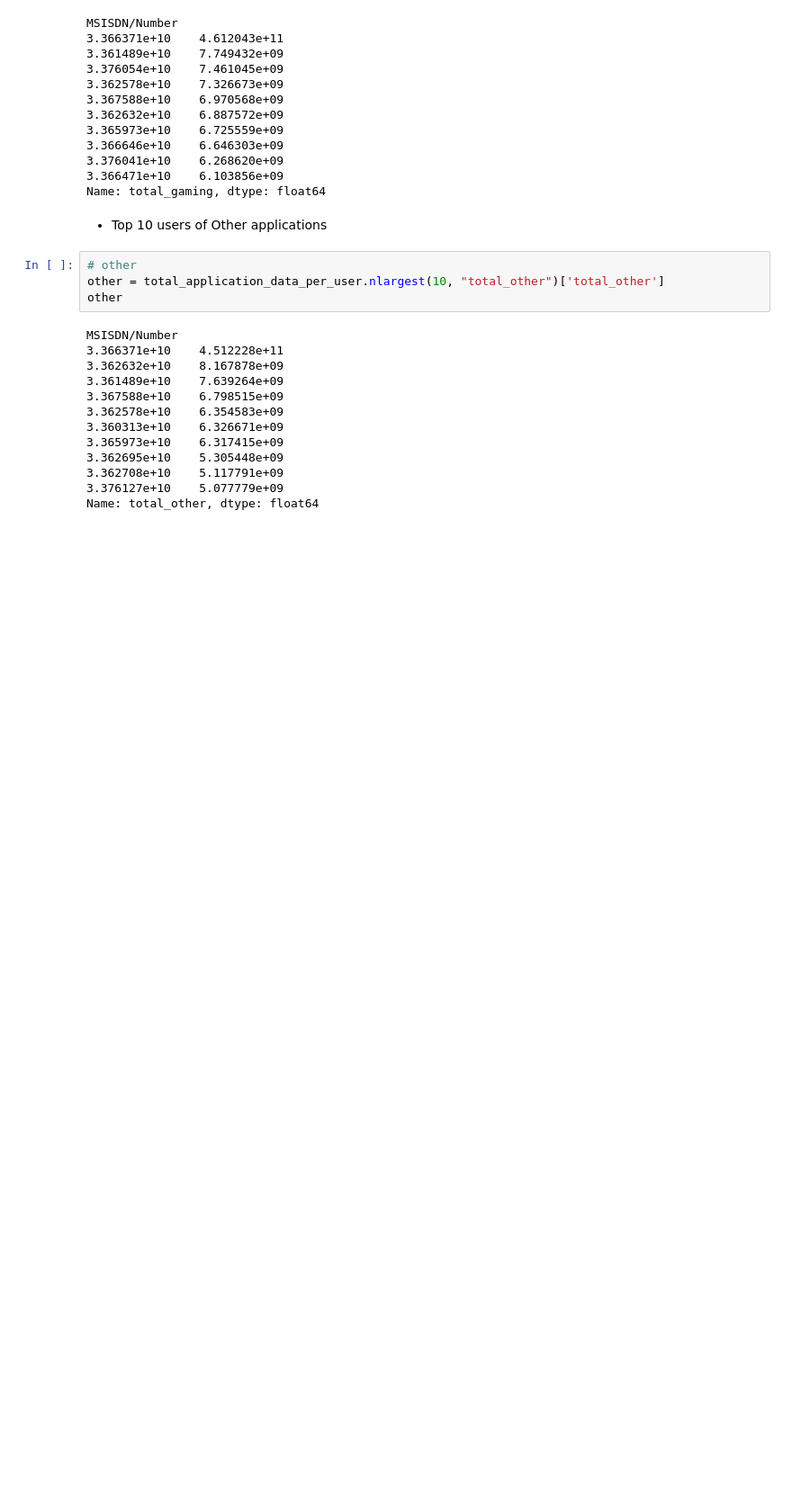
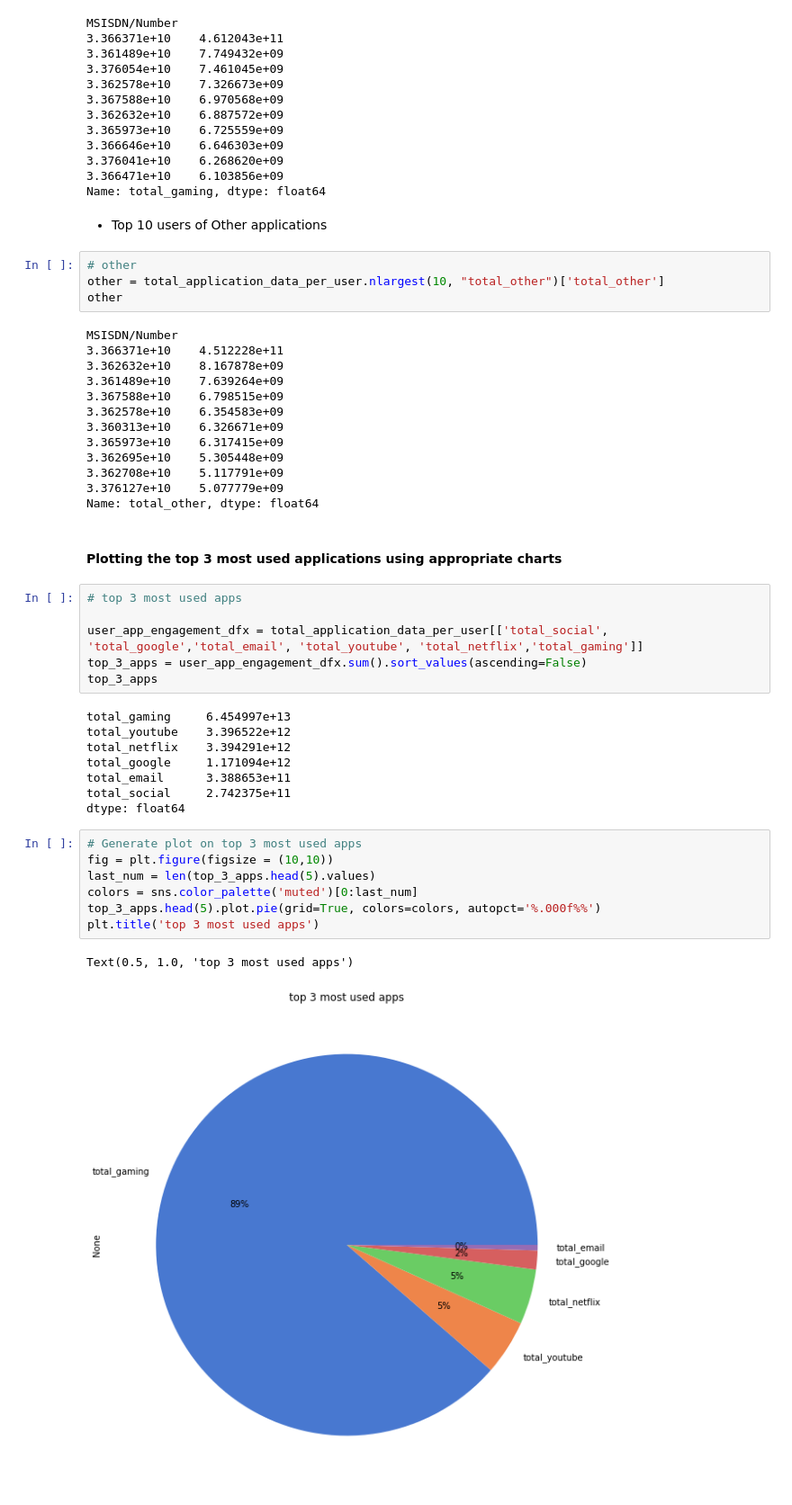
Before and after one commit to Fisseha-Estifanos/Telecom, a Jupyter notebook: notebooks/uea.ipynb, the cells around one changed output. Shown at 90% size. Saved outputs shown, nothing was run; the diff lists cells and outputs as text; blank space fills up the shorter version.

Commit message:
top 5 applications

```diff
--- a/notebooks/uea.ipynb
+++ b/notebooks/uea.ipynb
@@ -503,3 +507,29 @@ MSISDN/Number
 3.362708e+10    5.117791e+09
 3.376127e+10    5.077779e+09
 Name: total_other, dtype: float64
+# %% [markdown]
+#### Plotting the top 3 most used applications using appropriate charts
+# %%
+# top 3 most used apps
+
+user_app_engagement_dfx = total_application_data_per_user[['total_social', 'total_google','total_email', 'total_youtube', 'total_netflix','total_gaming']]
+top_3_apps = user_app_engagement_dfx.sum().sort_values(ascending=False)
+top_3_apps
+# %% [output]
+total_gaming     6.454997e+13
+total_youtube    3.396522e+12
+total_netflix    3.394291e+12
+total_google     1.171094e+12
+total_email      3.388653e+11
+total_social     2.742375e+11
+dtype: float64
+# %%
+# Generate plot on top 3 most used apps
+fig = plt.figure(figsize = (10,10))
+last_num = len(top_3_apps.head(5).values)
+colors = sns.color_palette('muted')[0:last_num]
+top_3_apps.head(5).plot.pie(grid=True, colors=colors, autopct='%.000f%%')
+plt.title('top 3 most used apps')
+# %% [output]
+Text(0.5, 1.0, 'top 3 most used apps')
+[figure, added]
```
Also changed, not shown: parts of 3 cells of this notebook.
